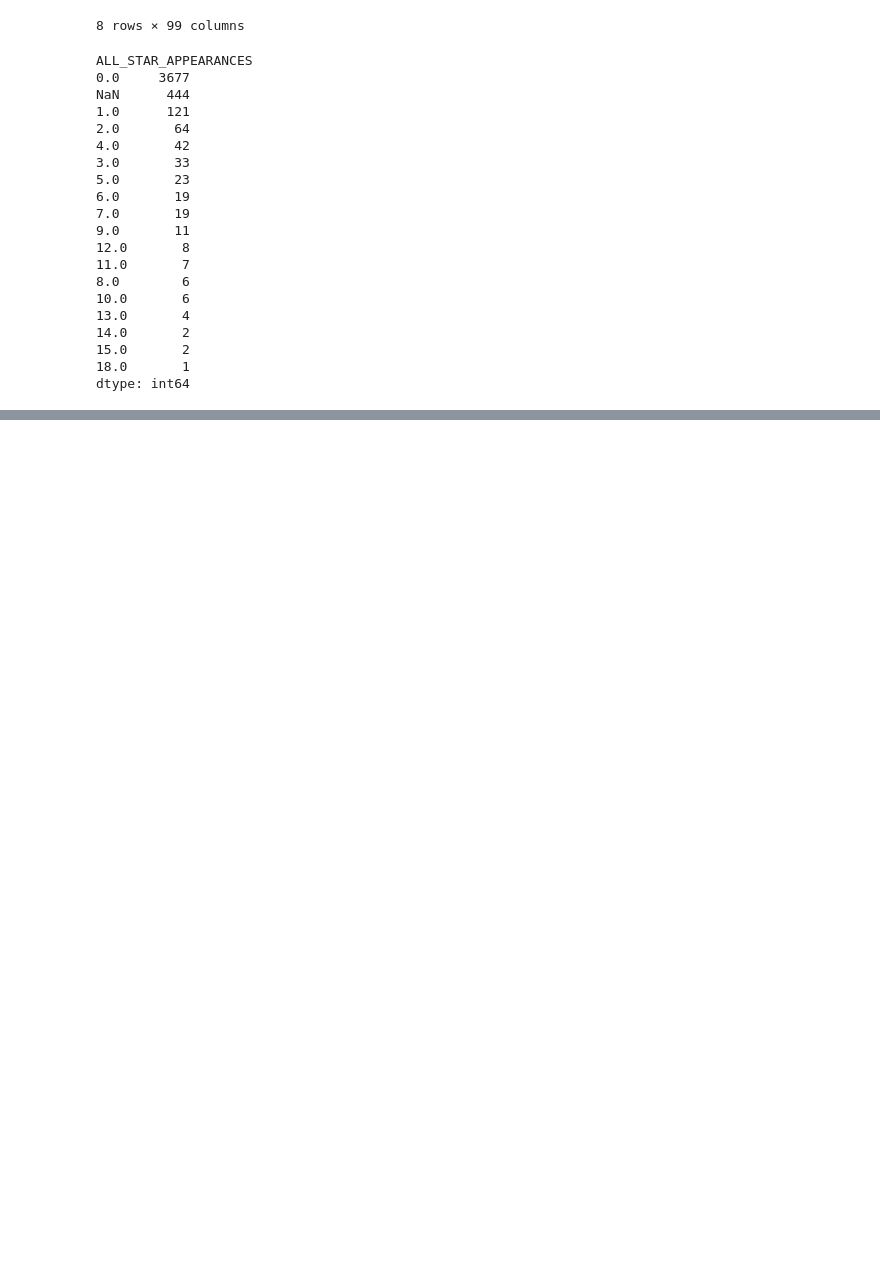
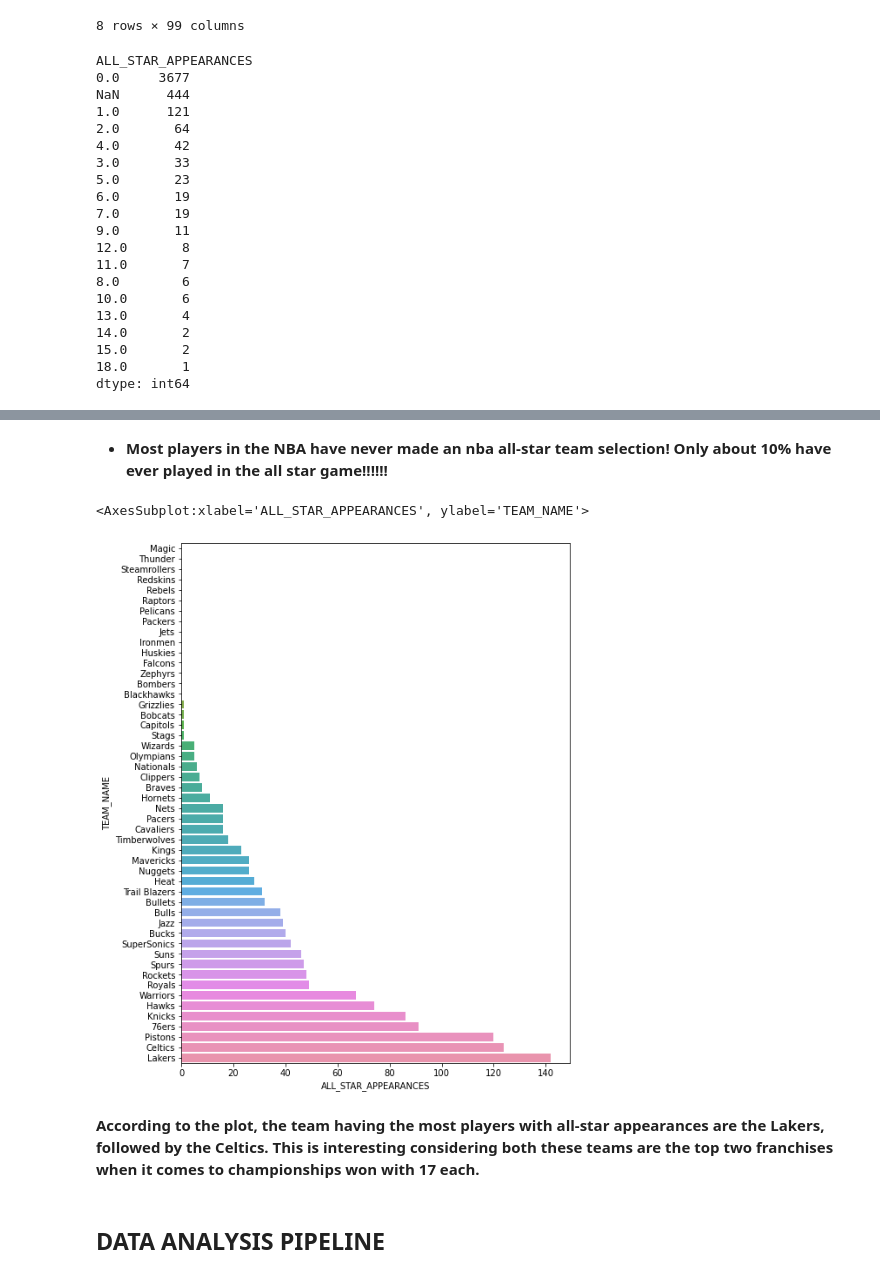
Before and after one commit to data301-2021-winter1/project-group-46-project-1, a Jupyter notebook: notebooks/analysis2.ipynb, the cells around one changed output, grey strips where cells are left out. Cells and saved outputs as stored; diff of their text form; code cells hidden in the pictures; blank space fills up the shorter version.

```diff
--- a/notebooks/analysis2.ipynb
+++ b/notebooks/analysis2.ipynb
@@ -220,0 +236,14 @@ dtype: int64
+# %% [markdown]
+- **Most players in the NBA have never made an nba all-star team selection! Only about 10% have ever played in the all star game!!!!!!**
+# %%
+Group = playerdata.groupby(["TEAM_NAME"])['ALL_STAR_APPEARANCES'].aggregate(np.sum).reset_index().sort_values('ALL_STAR_APPEARANCES')
+plt.figure(figsize=(8,11))
+sns.barplot(x='ALL_STAR_APPEARANCES',y='TEAM_NAME',data=playerdata, estimator = sum, order = Group['TEAM_NAME'], ci = None)
+# %% [output]
+<AxesSubplot:xlabel='ALL_STAR_APPEARANCES', ylabel='TEAM_NAME'>
+[figure, added]
+# %% [markdown]
+**According to the plot, the team having the most players with all-star appearances are the Lakers, followed by the Celtics.
+This is interesting considering both these teams are the top two franchises when it comes to championships won with 17 each.**
+# %% [markdown]
+## **DATA ANALYSIS PIPELINE**
```
Also changed, not shown: parts of 52 cells of this notebook, 2 other files.
